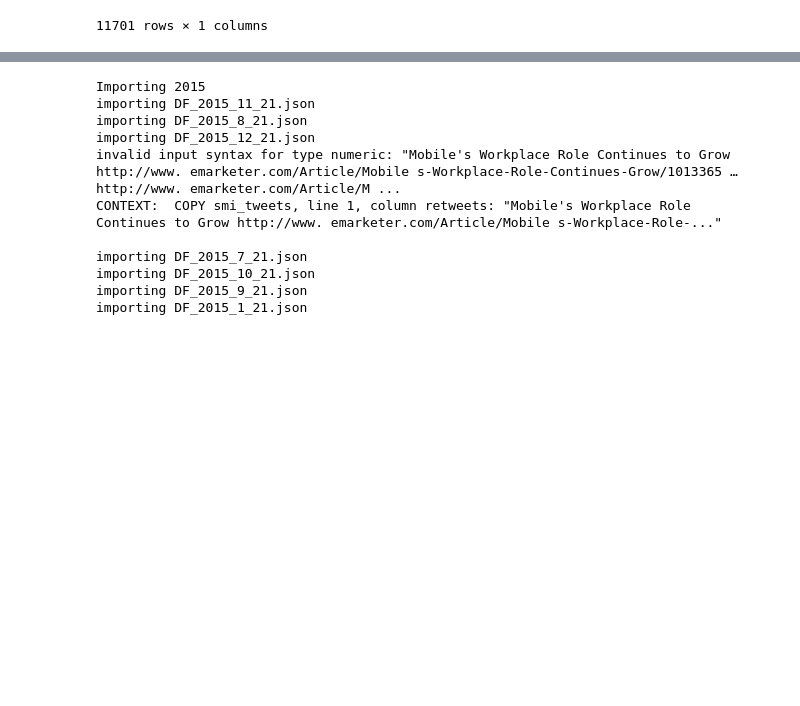
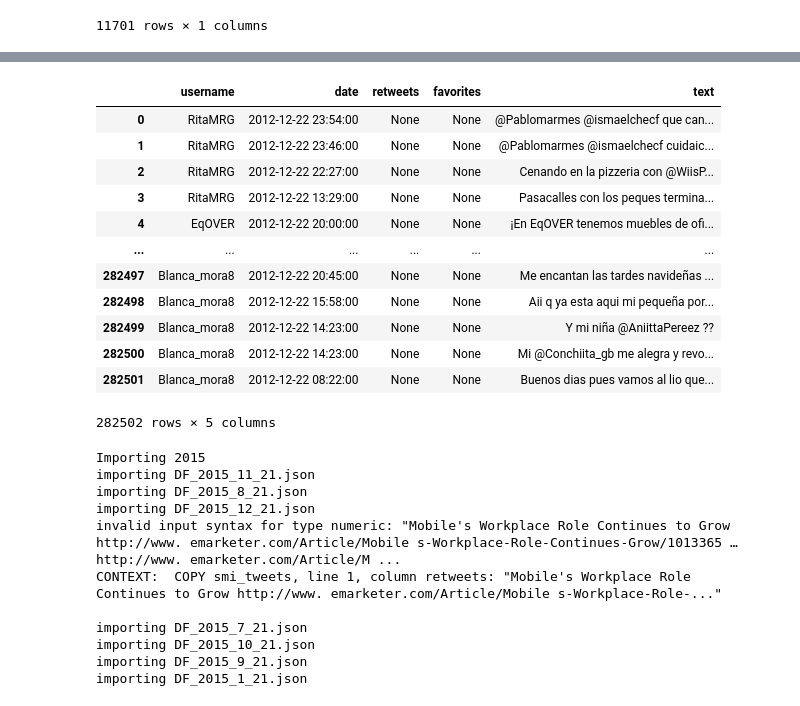
Before and after one commit to manugaco/cons_app, a Jupyter notebook: SMI_0_database/dev/create_fill_db.ipynb, the cells around one changed output, grey strips where cells are left out. Cells and saved outputs as stored; diff of their text form; code cells hidden in the pictures; blank space fills up the shorter version.

Commit message:
prod work on all tables

```diff
--- a/SMI_0_database/dev/create_fill_db.ipynb
+++ b/SMI_0_database/dev/create_fill_db.ipynb
@@ -638,3 +652,19 @@ False
+# %%
+df[['username', 'date', 'retweets', 'favorites', 'text']]
+# %% [output]
+|  | username | date | retweets | favorites | text |
+| 0 | RitaMRG | 2012-12-22 23:54:00 | None | None | @Pablomarmes @ismaelchecf que can... |
+| 1 | RitaMRG | 2012-12-22 23:46:00 | None | None | @Pablomarmes @ismaelchecf cuidaic... |
+| 2 | RitaMRG | 2012-12-22 22:27:00 | None | None | Cenando en la pizzeria con @WiisP... |
+| 3 | RitaMRG | 2012-12-22 13:29:00 | None | None | Pasacalles con los peques termina... |
+| 4 | EqOVER | 2012-12-22 20:00:00 | None | None | ¡En EqOVER tenemos muebles de ofi... |
+| ... | ... | ... | ... | ... | ... |
+| 282497 | Blanca_mora8 | 2012-12-22 20:45:00 | None | None | Me encantan las tardes navideñas ... |
+| 282498 | Blanca_mora8 | 2012-12-22 15:58:00 | None | None | Aii q ya esta aqui mi pequeña por... |
+| 282499 | Blanca_mora8 | 2012-12-22 14:23:00 | None | None | Y mi niña @AniittaPereez ?? |
+| 282500 | Blanca_mora8 | 2012-12-22 14:23:00 | None | None | Mi @Conchiita_gb me alegra y revo... |
+| 282501 | Blanca_mora8 | 2012-12-22 08:22:00 | None | None | Buenos dias pues vamos al lio que... |
+282502 rows × 5 columns
 # %%
 path_tweets = '../../../../context/SMI/data/get_tweets/'
 dirs = os.listdir(path_tweets)
```
Also changed, not shown: parts of 2 cells of this notebook, 8 other files.
